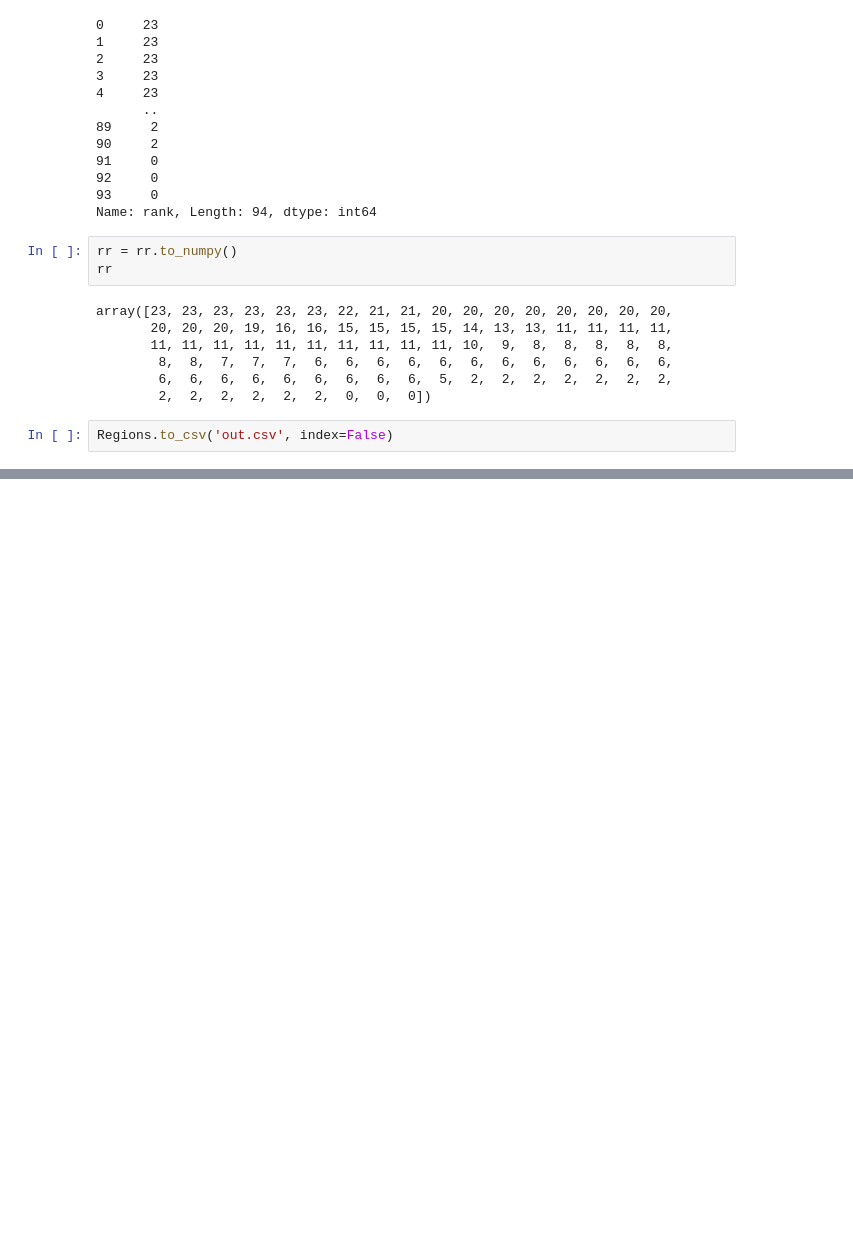
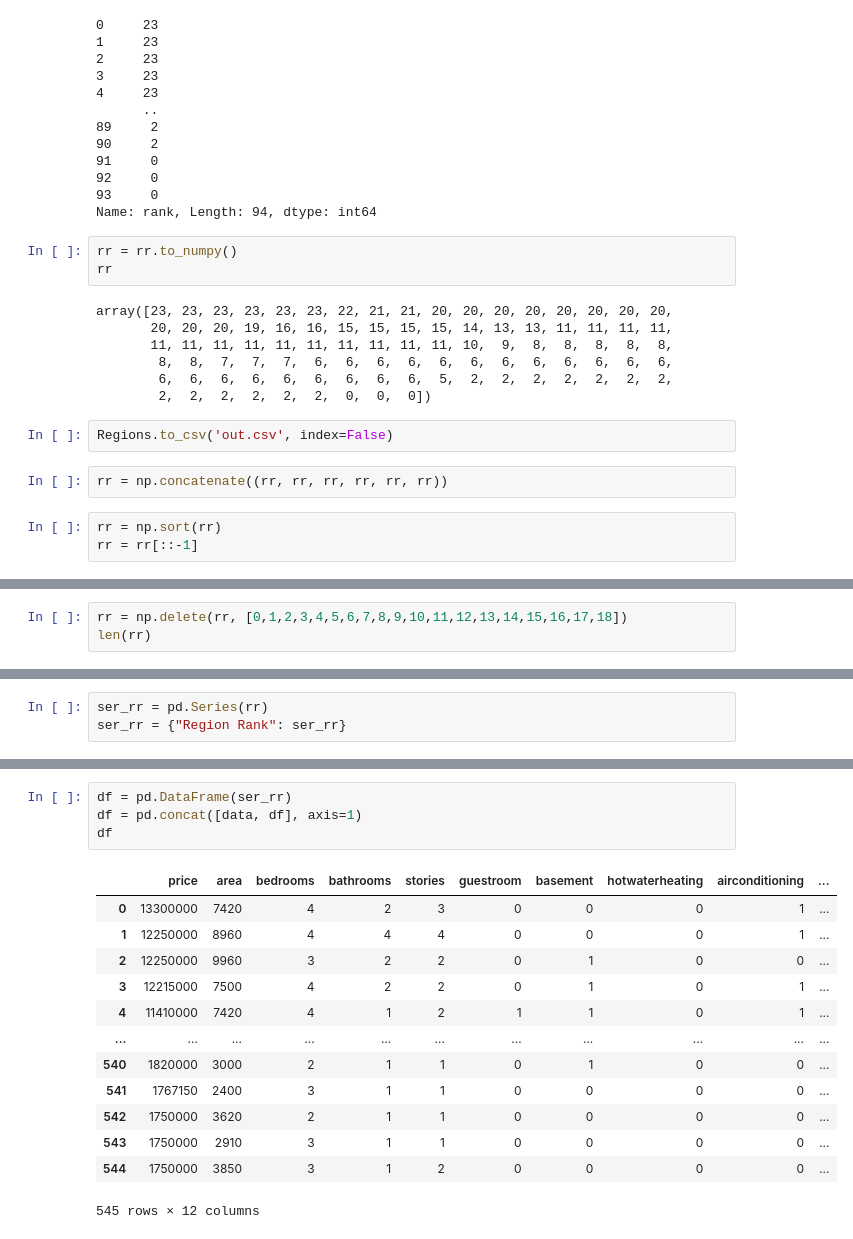
Before and after one commit to reDKCLoDiS/Homecostestimating, a Jupyter notebook: Catboost.ipynb, the cells around one changed output, grey strips where cells are left out. Drawn from its saved outputs; the diff is of its cells as text; blank space fills up the shorter version.

Commit message:
Done data for teaching model and code

```diff
--- a/Catboost.ipynb
+++ b/Catboost.ipynb
@@ -239,3 +241,8 @@ array([23, 23, 23, 23, 23, 23, 22, 21, 21, 20, 20, 20, 20, 20, 20, 20, 20,
         2,  2,  2,  2,  2,  2,  0,  0,  0])
 # %%
 Regions.to_csv('out.csv', index=False)
+# %%
+rr = np.concatenate((rr, rr, rr, rr, rr, rr))
+# %%
+rr = np.sort(rr)
+rr = rr[::-1]
@@ -241,0 +253,3 @@ Regions.to_csv('out.csv', index=False)
+# %%
+rr = np.delete(rr, [0,1,2,3,4,5,6,7,8,9,10,11,12,13,14,15,16,17,18])
+len(rr)
@@ -241,0 +258,3 @@ Regions.to_csv('out.csv', index=False)
+# %%
+ser_rr = pd.Series(rr)
+ser_rr = {"Region Rank": ser_rr}
@@ -241,0 +276,18 @@ Regions.to_csv('out.csv', index=False)
+# %%
+df = pd.DataFrame(ser_rr)
+df = pd.concat([data, df], axis=1)
+df
+# %% [output]
+|  | price | area | bedrooms | bathrooms | stories | guestroom | basement | hotwaterheating | airconditioning | ... |
+| 0 | 13300000 | 7420 | 4 | 2 | 3 | 0 | 0 | 0 | 1 | ... |
+| 1 | 12250000 | 8960 | 4 | 4 | 4 | 0 | 0 | 0 | 1 | ... |
+| 2 | 12250000 | 9960 | 3 | 2 | 2 | 0 | 1 | 0 | 0 | ... |
+| 3 | 12215000 | 7500 | 4 | 2 | 2 | 0 | 1 | 0 | 1 | ... |
+| 4 | 11410000 | 7420 | 4 | 1 | 2 | 1 | 1 | 0 | 1 | ... |
+| ... | ... | ... | ... | ... | ... | ... | ... | ... | ... | ... |
+| 540 | 1820000 | 3000 | 2 | 1 | 1 | 0 | 1 | 0 | 0 | ... |
+| 541 | 1767150 | 2400 | 3 | 1 | 1 | 0 | 0 | 0 | 0 | ... |
+| 542 | 1750000 | 3620 | 2 | 1 | 1 | 0 | 0 | 0 | 0 | ... |
+| 543 | 1750000 | 2910 | 3 | 1 | 1 | 0 | 0 | 0 | 0 | ... |
+| 544 | 1750000 | 3850 | 3 | 1 | 2 | 0 | 0 | 0 | 0 | ... |
+545 rows × 12 columns
```
Also changed, not shown: parts of 6 cells of this notebook, 1 other file.
